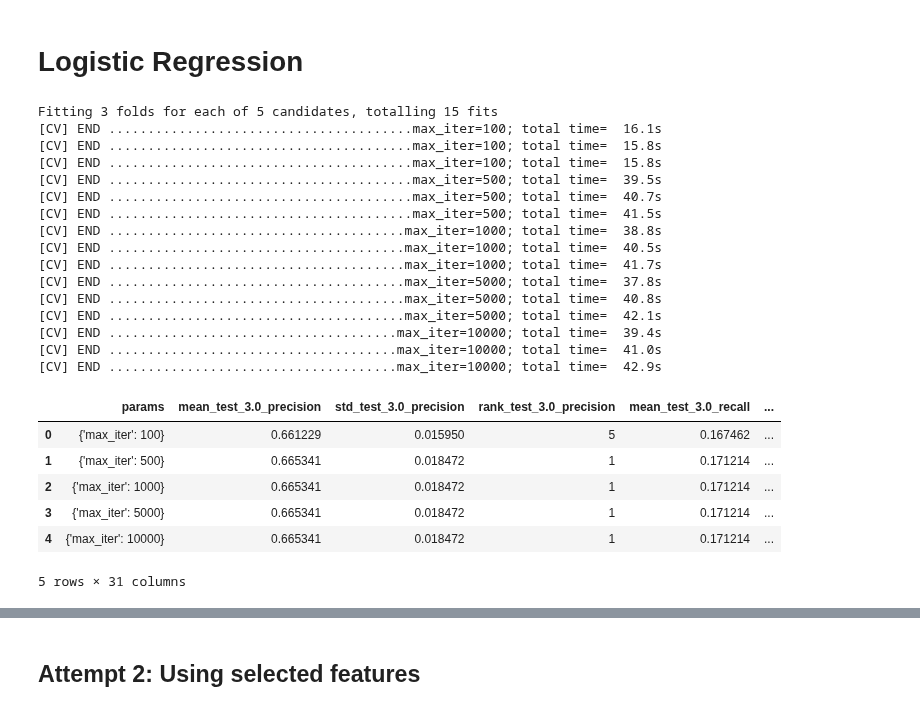
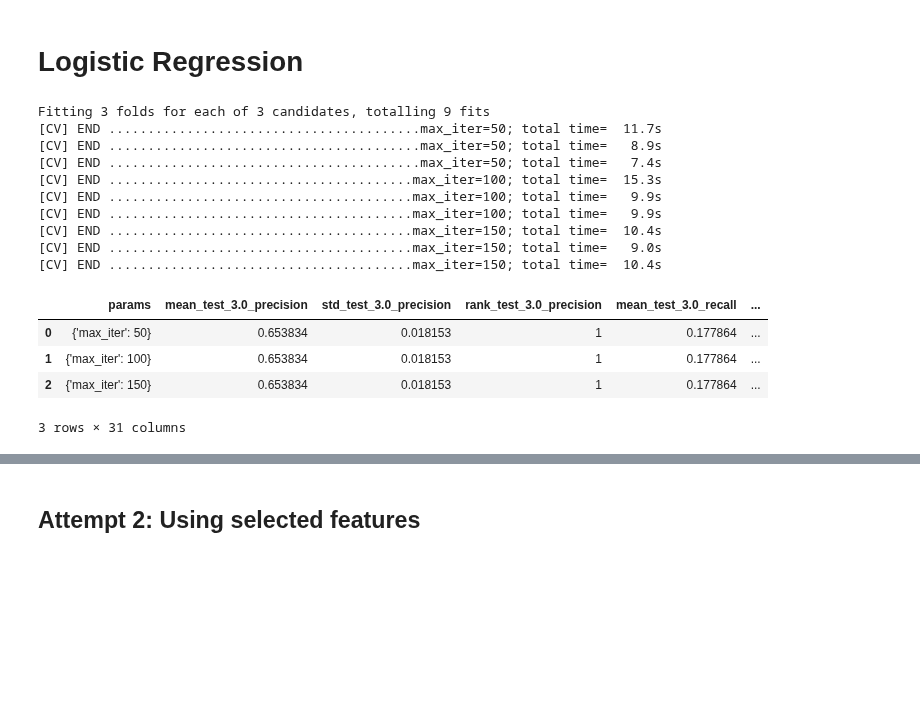
Before and after one commit to 7angel4/Goodreads-rating-classification, a Jupyter notebook: LogisticRegression.ipynb, the cells around one changed output, grey strips where cells are left out. Saved outputs shown, nothing was run; the diff lists cells and outputs as text; code cells hidden in the pictures; blank space fills up the shorter version.

```diff
--- a/LogisticRegression.ipynb
+++ b/LogisticRegression.ipynb
@@ -2,7 +2,7 @@
 %run Global.ipynb
 %run Helper_Functions.ipynb
 # %%
-train_df_ohe_selected = pd.read_csv(DATASET_DIR + "/train_df_ohe_selected_200.csv", keep_default_na=False)
+train_df_ohe_selected = pd.read_csv("./Final/Datasets/train_df.csv", keep_default_na=False)
 
 y = train_df_ohe_selected.iloc[:,-1]
 X = train_df_ohe_selected.iloc[:,:-1]
@@ -13,32 +15,24 @@ from sklearn.linear_model import LogisticRegression
 
 logr = LogisticRegression(solver='sag') # uses Stochastic Average Gradient descent solver
 # %%
-param_grid = {'max_iter': [100, 500, 1000, 5000, 10000]}
+param_grid = {'max_iter': [50,100,150]}
 cv_results = tune_hyperparameter(logr, param_grid, X, y, cv=3)
 cv_results
 # max_iter>=500 works well
 # %% [output]
-Fitting 3 folds for each of 5 candidates, totalling 15 fits
-[CV] END .......................................max_iter=100; total time=  16.1s
-[CV] END .......................................max_iter=100; total time=  15.8s
-[CV] END .......................................max_iter=100; total time=  15.8s
-[CV] END .......................................max_iter=500; total time=  39.5s
-[CV] END .......................................max_iter=500; total time=  40.7s
-[CV] END .......................................max_iter=500; total time=  41.5s
-[CV] END ......................................max_iter=1000; total time=  38.8s
-[CV] END ......................................max_iter=1000; total time=  40.5s
-[CV] END ......................................max_iter=1000; total time=  41.7s
-[CV] END ......................................max_iter=5000; total time=  37.8s
-[CV] END ......................................max_iter=5000; total time=  40.8s
-[CV] END ......................................max_iter=5000; total time=  42.1s
-[CV] END .....................................max_iter=10000; total time=  39.4s
-[CV] END .....................................max_iter=10000; total time=  41.0s
-[CV] END .....................................max_iter=10000; total time=  42.9s
+Fitting 3 folds for each of 3 candidates, totalling 9 fits
+[CV] END ........................................max_iter=50; total time=  11.7s
+[CV] END ........................................max_iter=50; total time=   8.9s
+[CV] END ........................................max_iter=50; total time=   7.4s
+[CV] END .......................................max_iter=100; total time=  15.3s
+[CV] END .......................................max_iter=100; total time=   9.9s
+[CV] END .......................................max_iter=100; total time=   9.9s
+[CV] END .......................................max_iter=150; total time=  10.4s
+[CV] END .......................................max_iter=150; total time=   9.0s
+[CV] END .......................................max_iter=150; total time=  10.4s
 |  | params | mean_test_3.0_precision | std_test_3.0_precision | rank_test_3.0_precision | mean_test_3.0_recall | ... |
-| 0 | {'max_iter': 100} | 0.661229 | 0.015950 | 5 | 0.167462 | ... |
-| 1 | {'max_iter': 500} | 0.665341 | 0.018472 | 1 | 0.171214 | ... |
-| 2 | {'max_iter': 1000} | 0.665341 | 0.018472 | 1 | 0.171214 | ... |
-| 3 | {'max_iter': 5000} | 0.665341 | 0.018472 | 1 | 0.171214 | ... |
-| 4 | {'max_iter': 10000} | 0.665341 | 0.018472 | 1 | 0.171214 | ... |
+| 0 | {'max_iter': 50} | 0.653834 | 0.018153 | 1 | 0.177864 | ... |
+| 1 | {'max_iter': 100} | 0.653834 | 0.018153 | 1 | 0.177864 | ... |
+| 2 | {'max_iter': 150} | 0.653834 | 0.018153 | 1 | 0.177864 | ... |
-5 rows × 31 columns
+3 rows × 31 columns
 # %%
```
Also changed, not shown: parts of 14 cells of this notebook.
